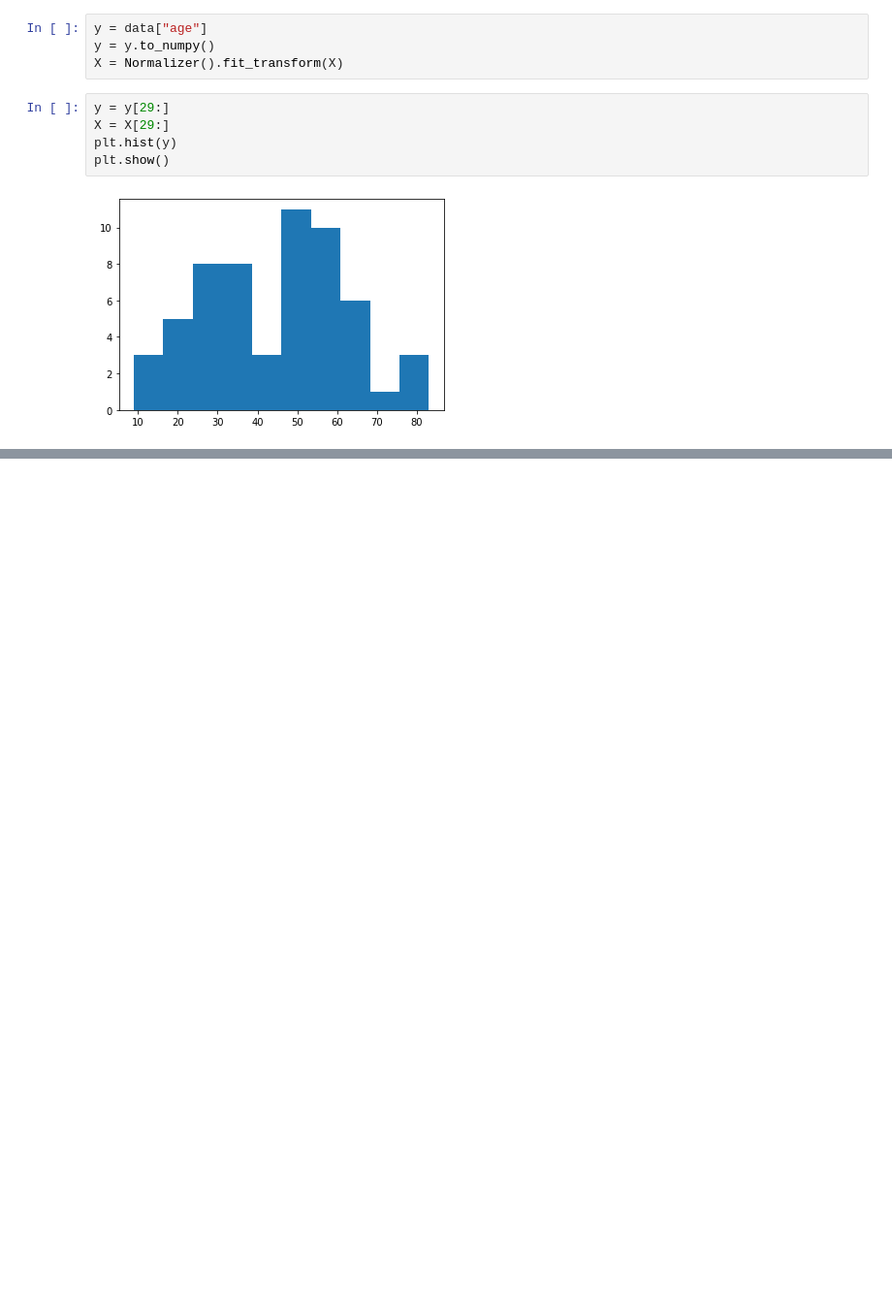
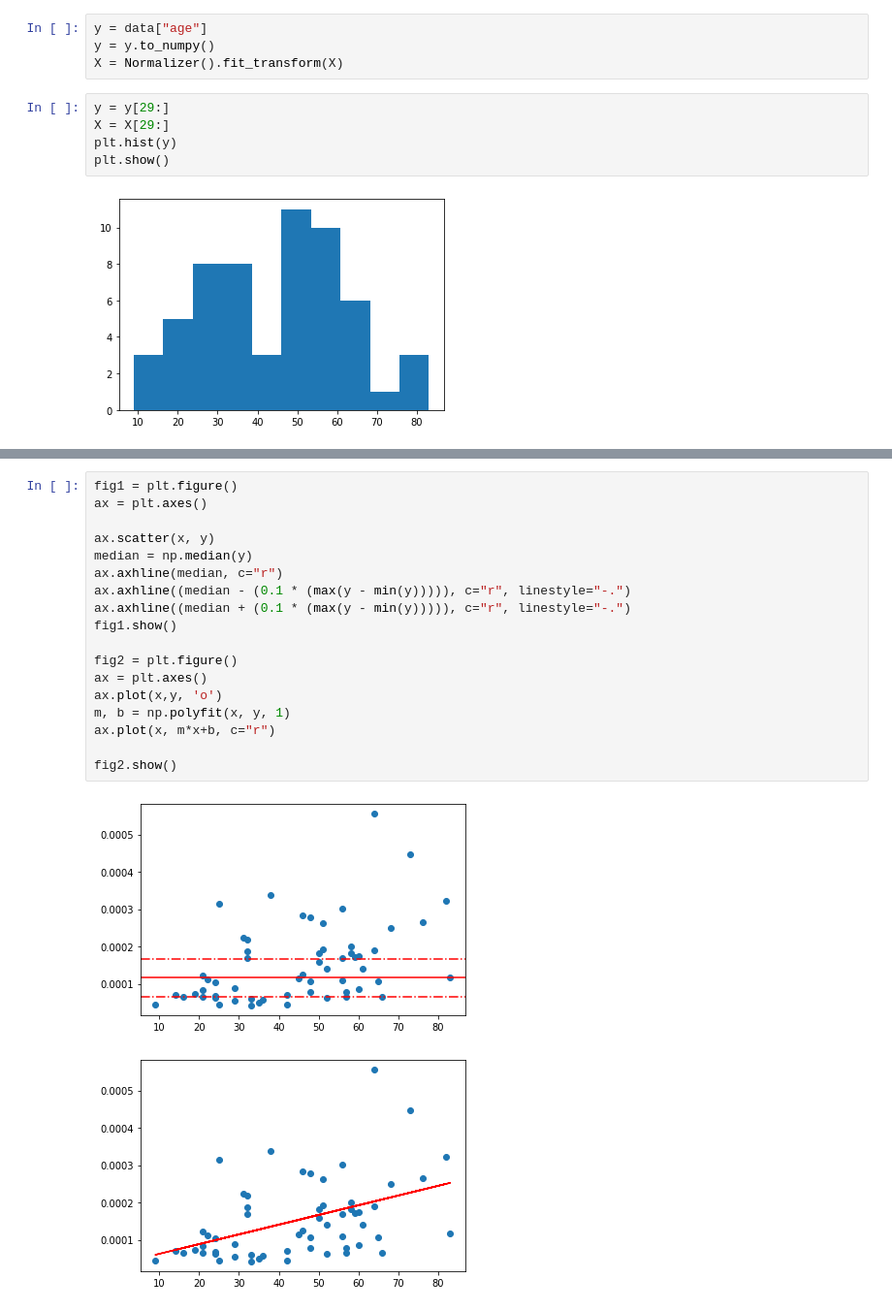
Before and after one commit to DrXlor/ML_BioAge, a Jupyter notebook: BioAge_from_CPG.ipynb, the cells around one changed output, grey strips where cells are left out. Shown at 97% size. Cells and saved outputs as stored; diff of their text form; blank space fills up the shorter version.

```diff
--- a/BioAge_from_CPG.ipynb
+++ b/BioAge_from_CPG.ipynb
@@ -79,0 +58,21 @@ Name: UCSC_REFGENE_NAME, Length: 530, dtype: object
+# %%
+fig1 = plt.figure()
+ax = plt.axes()
+
+ax.scatter(x, y)
+median = np.median(y)
+ax.axhline(median, c="r")
+ax.axhline((median - (0.1 * (max(y - min(y))))), c="r", linestyle="-.")
+ax.axhline((median + (0.1 * (max(y - min(y))))), c="r", linestyle="-.")
+fig1.show()
+
+fig2 = plt.figure()
+ax = plt.axes()
+ax.plot(x,y, 'o')
+m, b = np.polyfit(x, y, 1)
+ax.plot(x, m*x+b, c="r")
+
+fig2.show()
+# %% [output]
+[figure, added]
+[figure, added]
```
Also changed, not shown: parts of 10 cells of this notebook.
